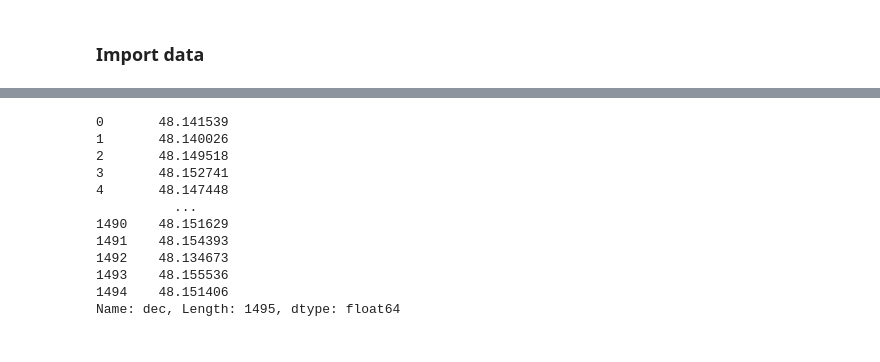
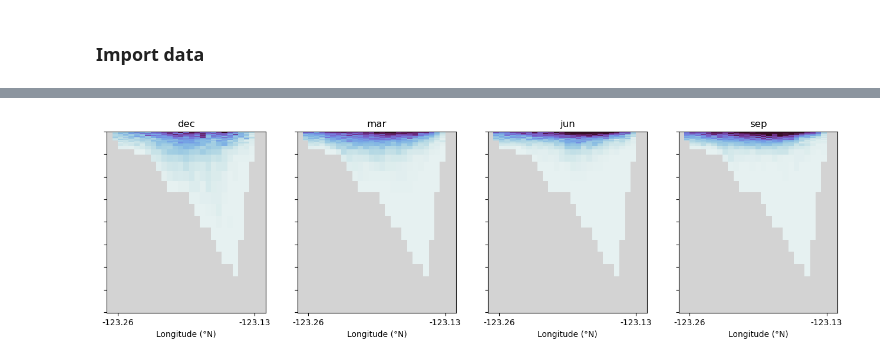
Before and after one commit to SalishSeaCast/analysis-camryn, a Jupyter notebook: Ariane/plot_monthly_averages.ipynb, the cells around one changed output, grey strips where cells are left out. Drawn from its saved outputs; the diff is of its cells as text; code cells hidden in the pictures.

```diff
--- a/Ariane/plot_monthly_averages.ipynb
+++ b/Ariane/plot_monthly_averages.ipynb
@@ -154,15 +161,7 @@ for ii,ax in enumerate([ax1,ax2,ax3,ax4,ax5,ax6,ax7,ax8,ax9,ax10,ax11,ax12]):
-# %%
-dict_all['prtoadm_ros']['finallat'][months[ii]].dropna()
-# %% [output]
-0       48.141539
-1       48.140026
-2       48.149518
-3       48.152741
-4       48.147448
-          ...
-1490    48.151629
-1491    48.154393
-1492    48.134673
-1493    48.155536
-1494    48.151406
-Name: dec, Length: 1495, dtype: float64
+# %%
+fig,[ax1,ax2,ax3,ax4] = plt.subplots(1,4,figsize=(16,4))
+
+for ii,ax in enumerate([ax1,ax2,ax3,ax4]):
+    plotCS(ax,dict_all['prtoharo']['final_lon'][months[ii*3-1]].dropna(),dict_all['prtoharo']['final_z'][months[ii*3-1]].dropna(),dict_all['prtoharo']['final_transp'][months[ii*3-1]].dropna(),lonWharo,lonEharo,latharo,38,0.1,23*days_month[ii*3-1],months[ii*3-1],False,False)
+# %% [output]
+[figure, added]
```
Also changed, not shown: parts of 15 cells of this notebook.
